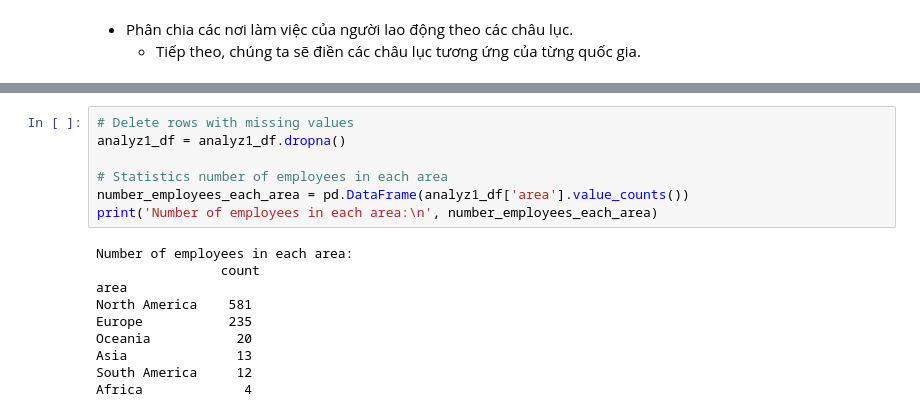
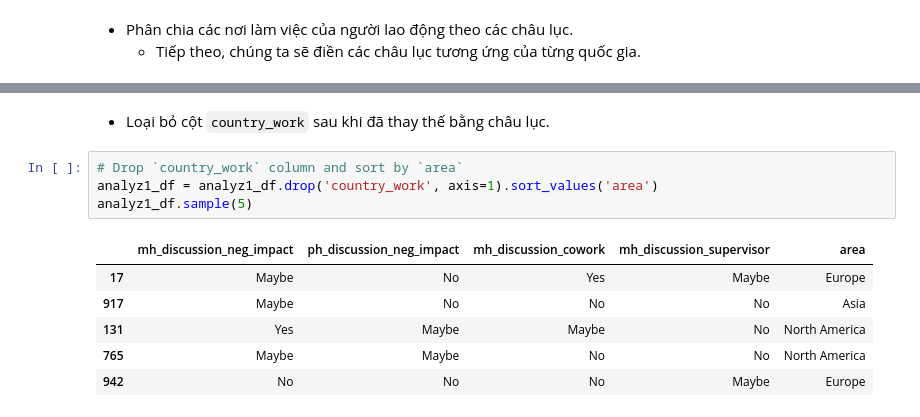
Before and after one commit to iam-Dylan/pfds-final-project, a Jupyter notebook: 4-1-Analyze-DagNgyen.ipynb, the cells around one changed output, grey strips where cells are left out. Cells and saved outputs as stored; diff of their text form.

```diff
--- a/4-1-Analyze-DagNgyen.ipynb
+++ b/4-1-Analyze-DagNgyen.ipynb
@@ -233,17 +212,13 @@ dtype: int64
-# %%
-# Delete rows with missing values
-analyz1_df = analyz1_df.dropna()
-
-# Statistics number of employees in each area
-number_employees_each_area = pd.DataFrame(analyz1_df['area'].value_counts())
-print('Number of employees in each area:\n', number_employees_each_area)
-# %% [output]
-Number of employees in each area:
-                count
-area
-North America    581
-Europe           235
-Oceania           20
-Asia              13
-South America     12
-Africa             4
+# %% [markdown]
+- Loại bỏ cột `country_work` sau khi đã thay thế bằng châu lục.
+# %%
+# Drop `country_work` column and sort by `area`
+analyz1_df = analyz1_df.drop('country_work', axis=1).sort_values('area')
+analyz1_df.sample(5)
+# %% [output]
+|  | mh_discussion_neg_impact | ph_discussion_neg_impact | mh_discussion_cowork | mh_discussion_supervisor | area |
+| 17 | Maybe | No | Yes | Maybe | Europe |
+| 917 | Maybe | No | No | No | Asia |
+| 131 | Yes | Maybe | Maybe | No | North America |
+| 765 | Maybe | Maybe | No | No | North America |
+| 942 | No | No | No | Maybe | Europe |
```
Also changed, not shown: parts of 17 cells of this notebook.
